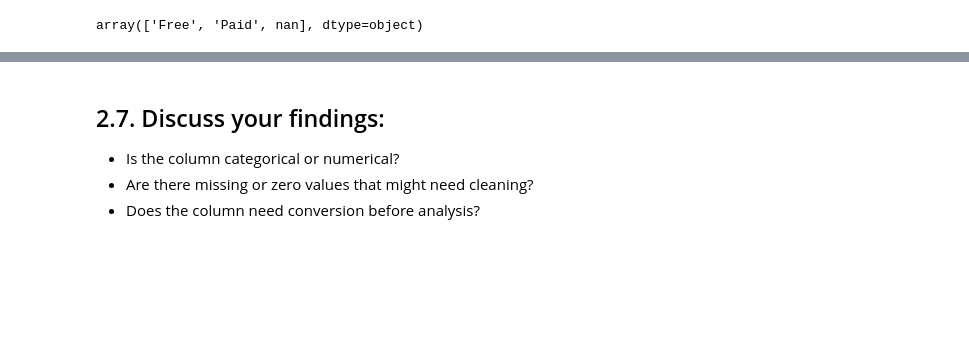
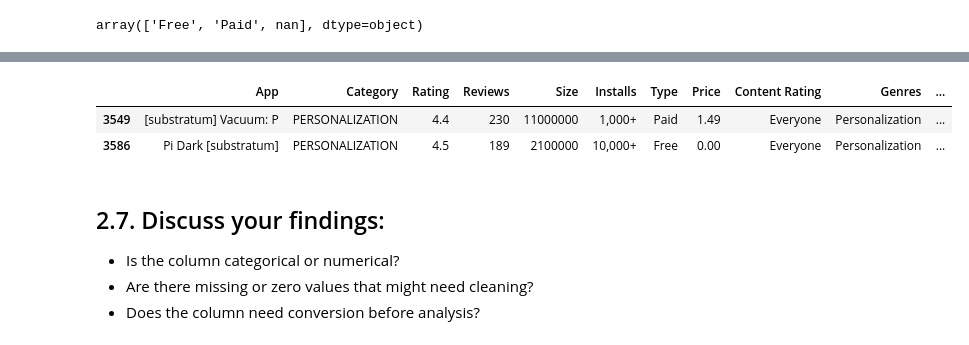
Before and after one commit to emredemirbas/google-playstore-eda, a Jupyter notebook: google_play_store_eda.ipynb, the cells around one changed output, grey strips where cells are left out. Drawn from its saved outputs; the diff is of its cells as text; code cells hidden in the pictures; blank space fills up the shorter version.

```diff
--- a/google_play_store_eda.ipynb
+++ b/google_play_store_eda.ipynb
@@ -506,3 +605,9 @@ array(['Free', 'Paid', nan], dtype=object)
+# %%
+google_play_store_df[google_play_store_df["Android Ver"].isna()]
+# %% [output]
+|  | App | Category | Rating | Reviews | Size | Installs | Type | Price | Content Rating | Genres | ... |
+| 3549 | [substratum] Vacuum: P | PERSONALIZATION | 4.4 | 230 | 11000000 | 1,000+ | Paid | 1.49 | Everyone | Personalization | ... |
+| 3586 | Pi Dark [substratum] | PERSONALIZATION | 4.5 | 189 | 2100000 | 10,000+ | Free | 0.00 | Everyone | Personalization | ... |
 # %% [markdown]
 ## 2.7. Discuss your findings:
 
```
Also changed, not shown: parts of 16 cells of this notebook.
